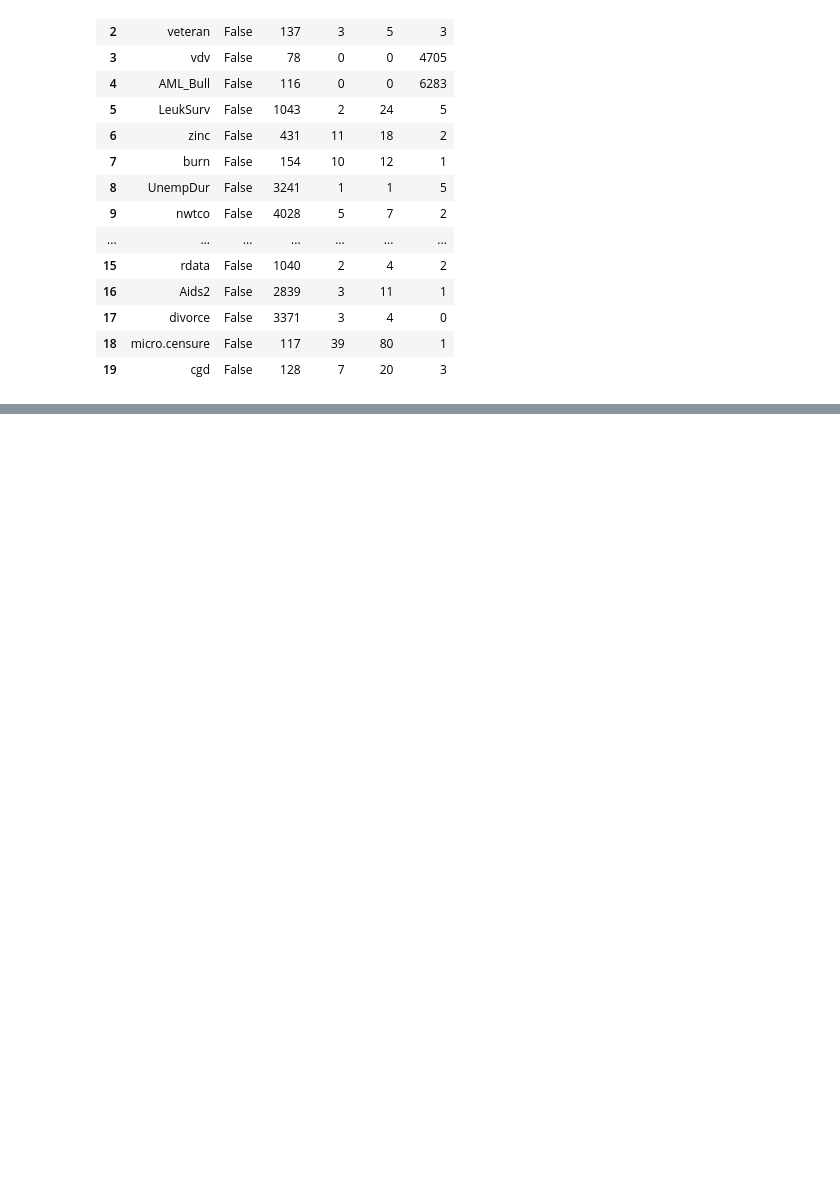
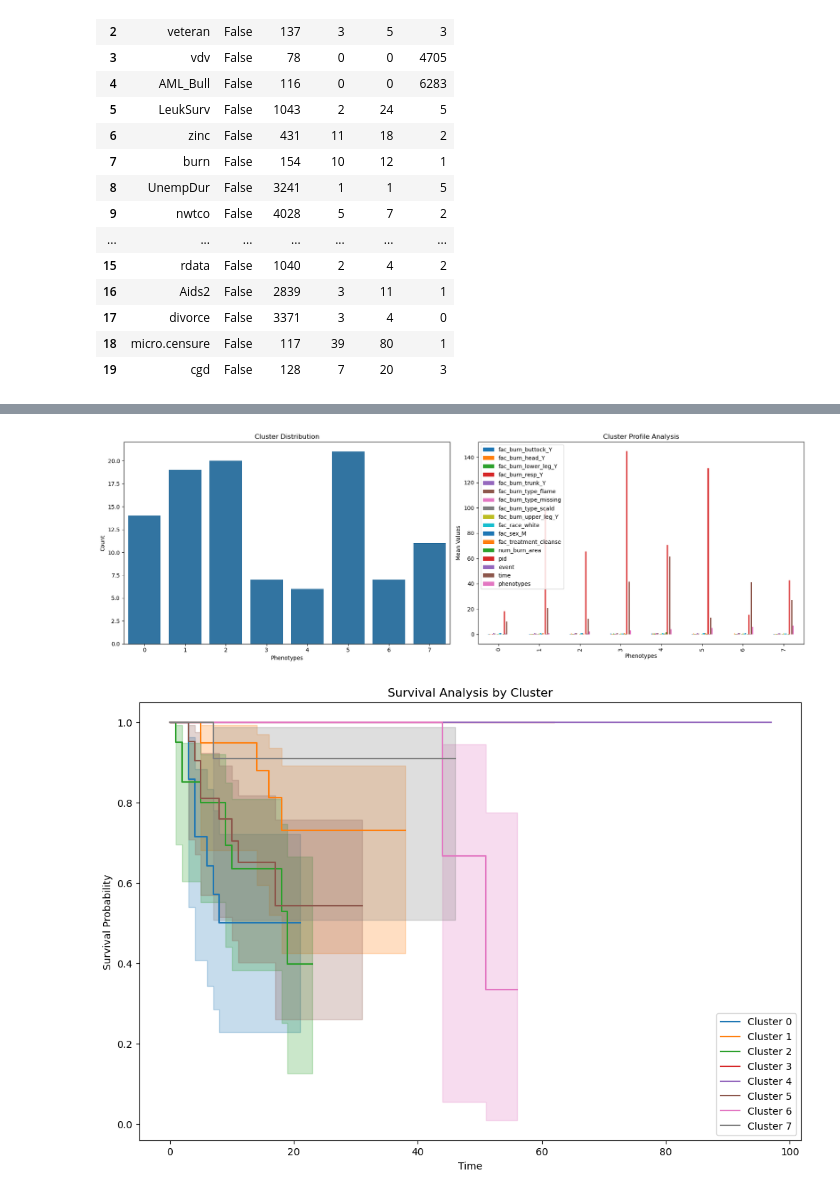
Before and after one commit to wjvandermerwe/ResCap, a Jupyter notebook: research_report/project/experiments/explore_features.ipynb, the cells around one changed output, grey strips where cells are left out. Saved outputs shown, nothing was run; the diff lists cells and outputs as text; code cells hidden in the pictures; blank space fills up the shorter version.

```diff
--- a/research_report/project/experiments/explore_features.ipynb
+++ b/research_report/project/experiments/explore_features.ipynb
@@ -59,0 +78,5 @@ dataset = load_datasets(names=['burn', 'cgd', 'phpl04K8a', 'ovarian', 'flchain']
+# %%
+plot_phenotypes_analysis(dataset)
+# %% [output]
+[figure, added]
+[figure, added]
```
Also changed, not shown: parts of 14 cells of this notebook, 36 other files.
